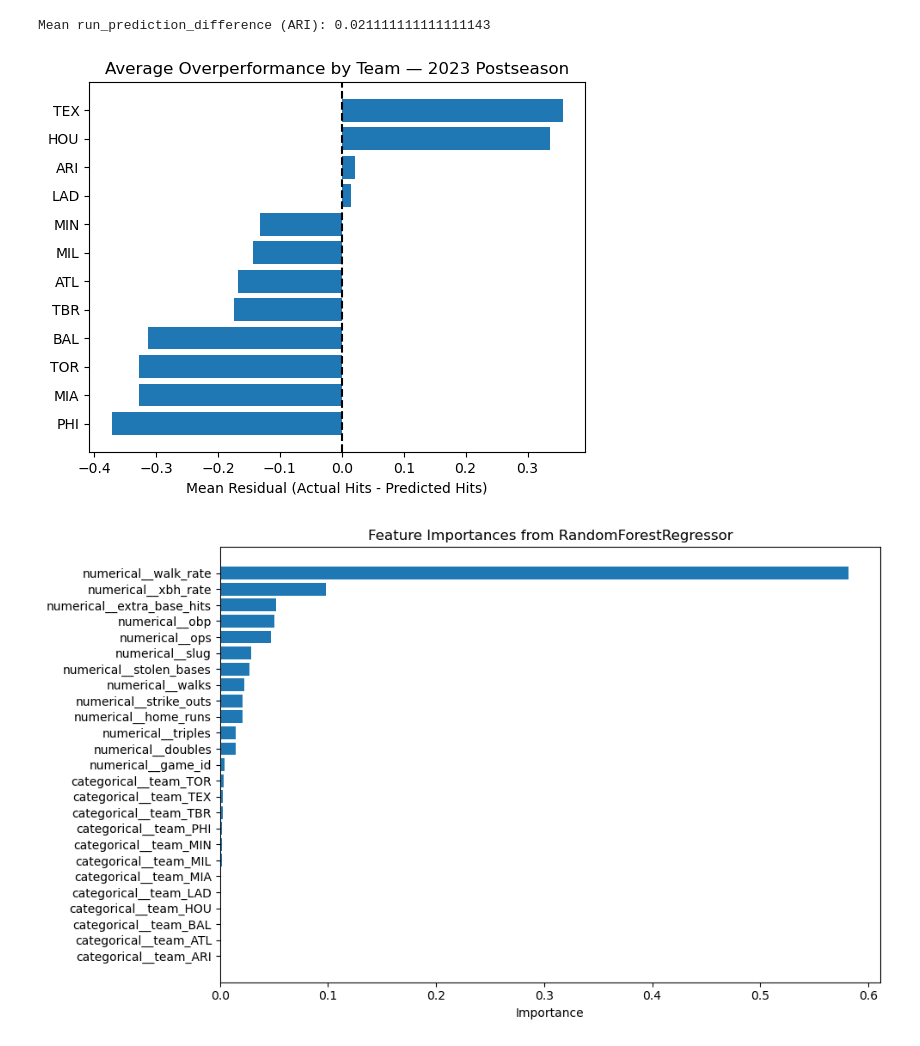
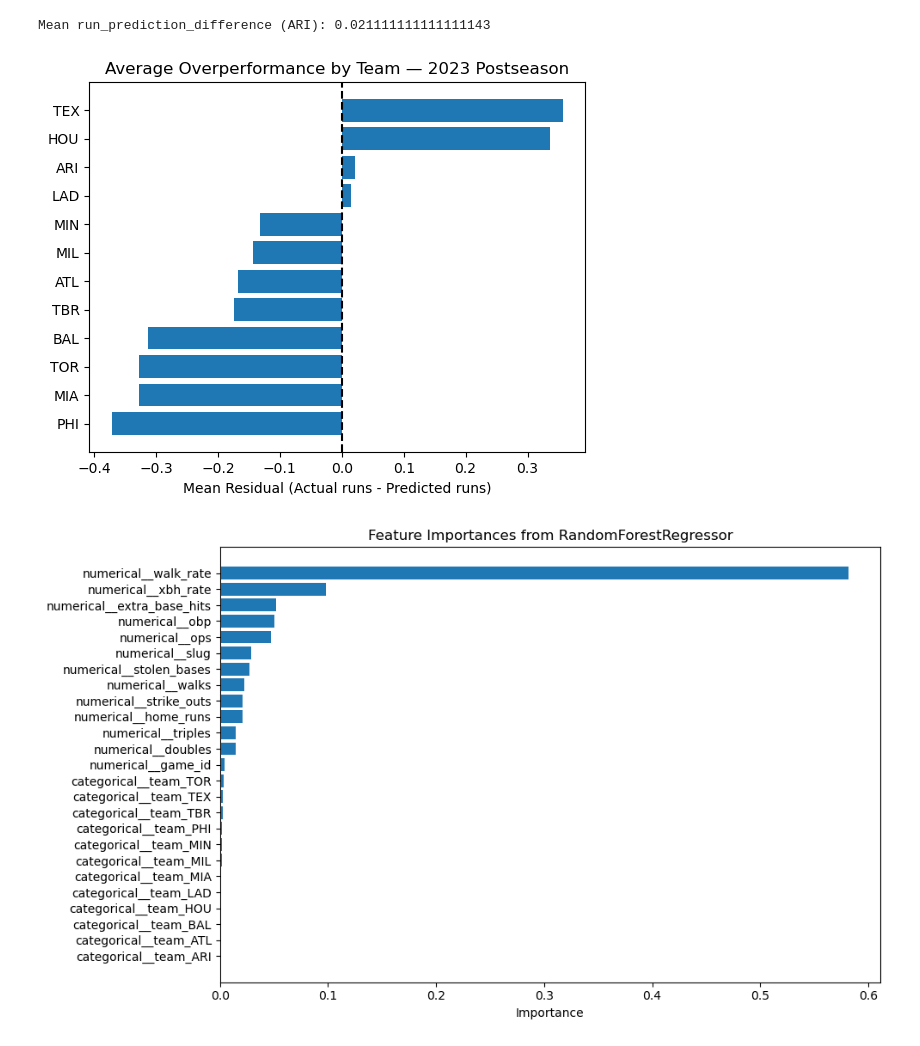
Before and after one commit to gesantel/MLBPS23, a Jupyter notebook: MLB23_PS_Offense.ipynb, the cells around one changed output. Drawn from its saved outputs; the diff is of its cells as text; code cells hidden in the pictures.

```diff
--- a/MLB23_PS_Offense.ipynb
+++ b/MLB23_PS_Offense.ipynb
@@ -220,14 +220,14 @@ Mean run_prediction_difference (ARI): 0.021111111111111143
 # %%
 import matplotlib.pyplot as plt
 
 team_run_difference = data_comp.groupby("team")["difference_runs"].mean().sort_values()
 plt.barh(team_run_difference.index, team_run_difference.values)
 plt.title("Average Overperformance by Team — 2023 Postseason")
-plt.xlabel("Mean Residual (Actual Hits - Predicted Hits)")
+plt.xlabel("Mean Residual (Actual runs - Predicted runs)")
 plt.axvline(0, color="black", linestyle="--")
 plt.show()
 # %% [output]
-[figure, old version]
+[figure, new version]
 # %%
 feature_names = my_pipeline.named_steps['preprocessing'].get_feature_names_out()
 my_model = my_pipeline.named_steps['model']
```
Also changed, not shown: parts of 1 cell of this notebook.
